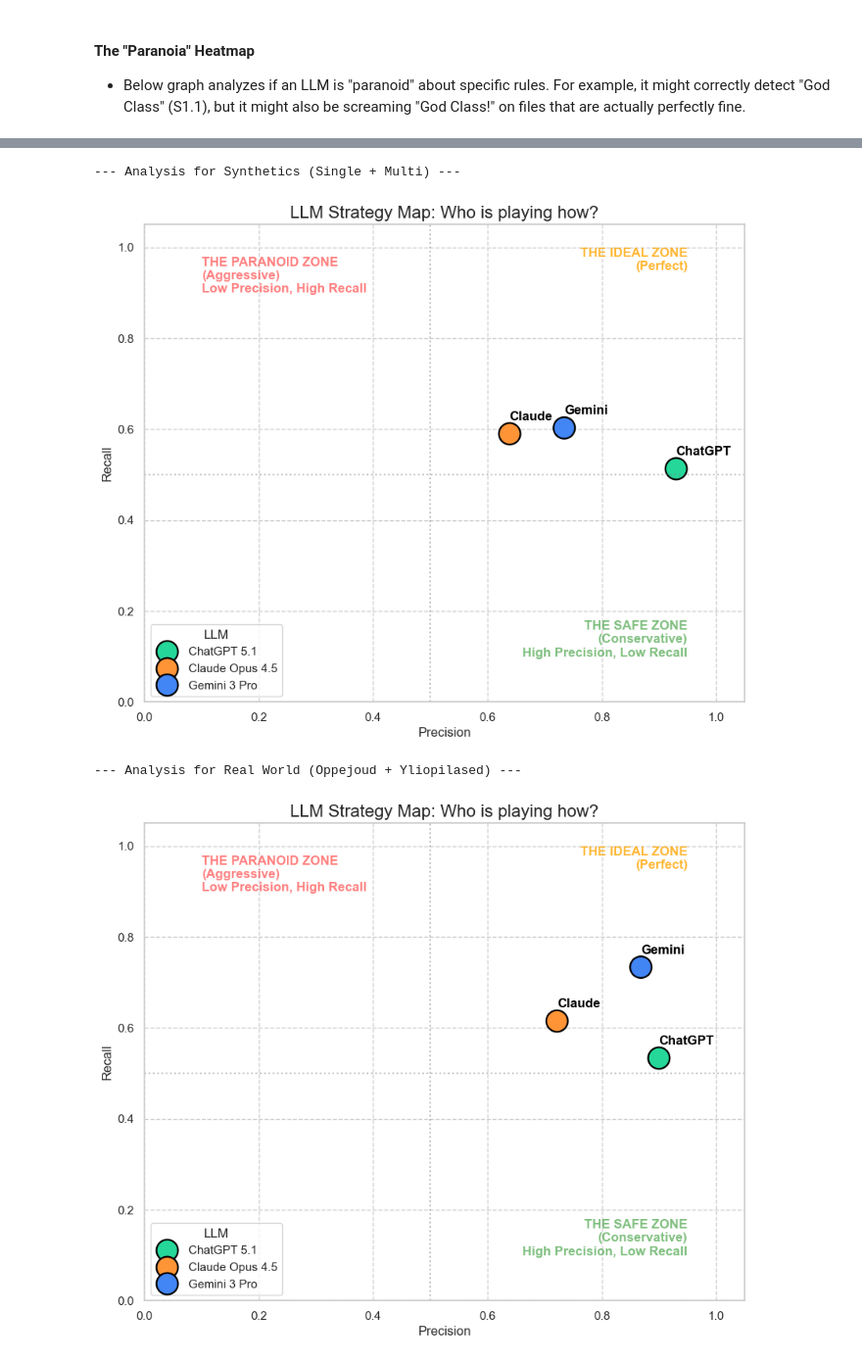
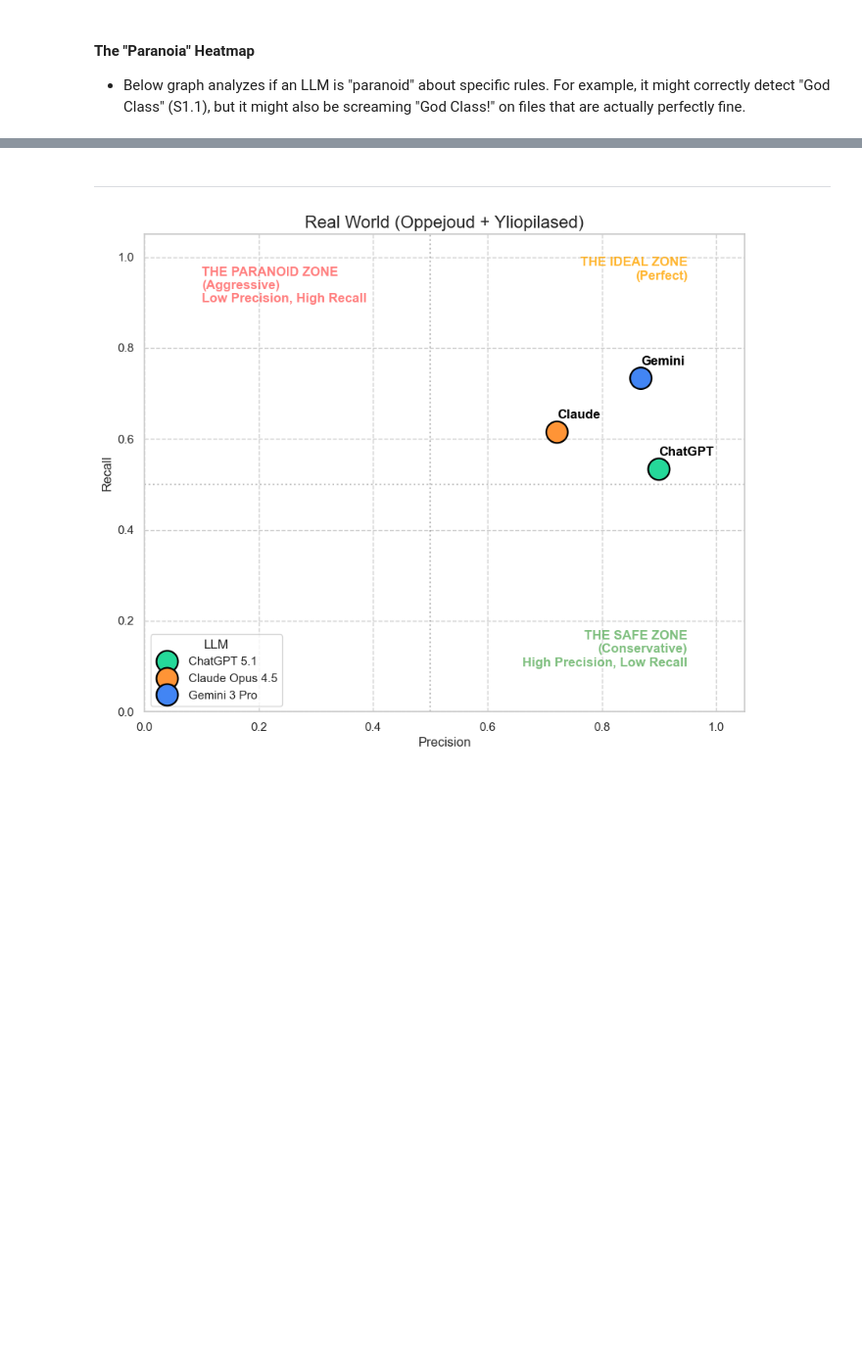
Before and after one commit to tarmoploom/detecting-uml-smells-using-llm, a Jupyter notebook: Results.ipynb, the cells around one changed output, grey strips where cells are left out. Shown at 98% size. Drawn from its saved outputs; the diff is of its cells as text; code cells hidden in the pictures; blank space fills up the shorter version.

Commit message:
improved results descriptions

```diff
--- a/Results.ipynb
+++ b/Results.ipynb
@@ -168,7 +176,6 @@ results.plot_strategy_map(df, all_categories)
+# %% [markdown]
+---
 # %%
-results.plot_strategy_map(df, custom_aggregates)
+results.plot_strategy_map(df, {"Real World (Oppejoud + Yliopilased)": ["Oppejoud", "Yliopilased"]})
 # %% [output]
---- Analysis for Synthetics (Single + Multi) ---
-[figure, old version]
+[figure, new version]
---- Analysis for Real World (Oppejoud + Yliopilased) ---
-[figure, removed]
```
Also changed, not shown: parts of 16 cells of this notebook, 2 other files.
